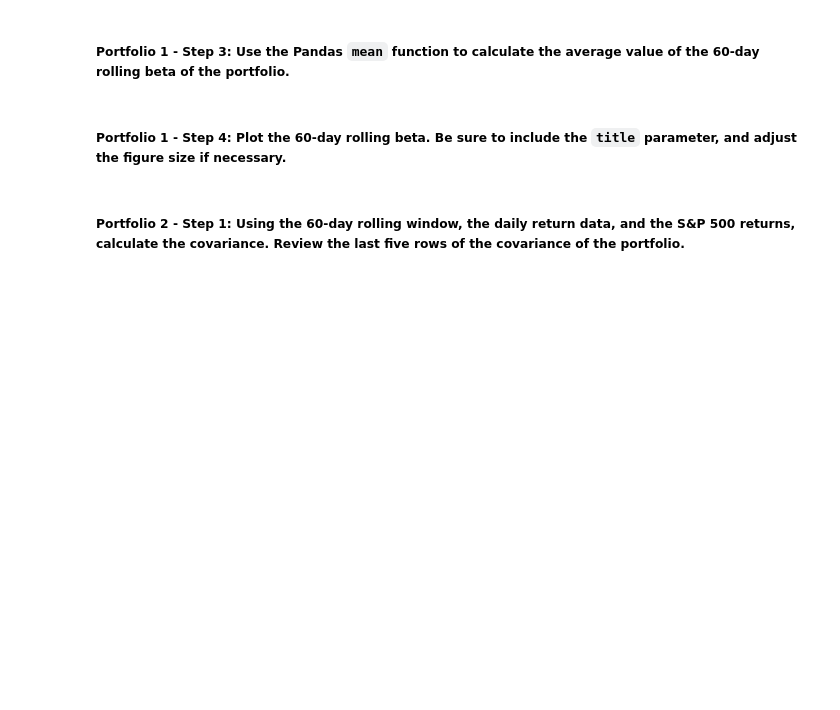
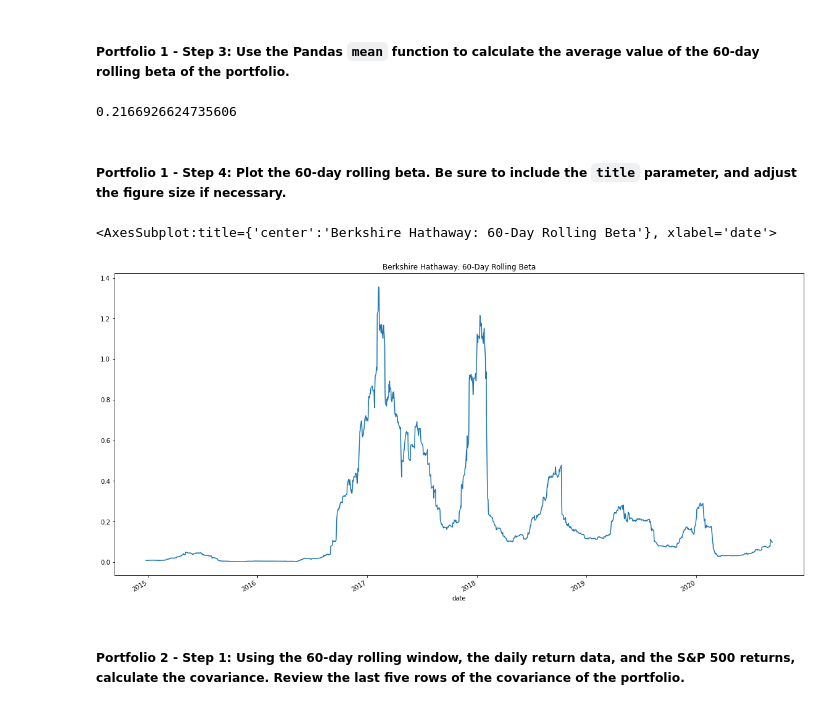
Before and after one commit to ScientiaCapital/Whale-Portfolio-Analysis, a Jupyter notebook: risk_return_analysis.ipynb, the cells around one changed output. Drawn from its saved outputs; the diff is of its cells as text; code cells hidden in the pictures; blank space fills up the shorter version.

```diff
--- a/risk_return_analysis.ipynb
+++ b/risk_return_analysis.ipynb
@@ -420,10 +420,10 @@ Your analysis is nearing completion. Now, you need to evaluate how the portfolio
 #### Use the Pandas `var` function to calculate the variance of the S&P 500 by using a 60-day rolling window. Visualize the last five rows of the variance of the S&P 500.
 # %%
 # Calculate the variance of the S&P 500 using a rolling 60-day window.
-variance_market_60 = whale_daily_returns['S&P 500'].rolling(window=60).var().dropna()
+variance_market_60day = whale_daily_returns['S&P 500'].rolling(window=60).var().dropna()
 
 # View the variance of the market
-variance_market_60
+variance_market_60day
 # %% [output]
 date
 2014-12-26    0.000078
@@ -453,10 +453,10 @@ Name: S&P 500, Length: 1438, dtype: float64
 # %%
 # Calculate the covariance using a 60-day rolling window
 # Review the last five rows of the covariance data
-covariance_berkshire_60 = whale_daily_returns['Berkshire Hathaway'].rolling(window=60).var().dropna()
+covariance_berkshire_60day = whale_daily_returns['Berkshire Hathaway'].rolling(window=60).var().dropna()
 
 # Review the last five rows of the covariance data
-covariance_berkshire_60.tail()
+covariance_berkshire_60day.tail()
 # %% [output]
 KeyError: 'Berkshire Hathaway'
 # %% [markdown]
@@ -464,4 +464,7 @@ KeyError: 'Berkshire Hathaway'
 # %%
 # Calculate the beta based on the 60-day rolling covariance compared to the market (S&P 500)
 # Review the last five rows of the beta information
-# YOUR CODE HERE
+berkshire_rolling_60day_beta = covariance_berkshire_60day / variance_market_60day
+
+# Review the last five rows of the beta information
+berkshire_rolling_60day_beta.tail()
@@ -469,13 +480,23 @@ KeyError: 'Berkshire Hathaway'
 ##### Portfolio 1 - Step 3: Use the Pandas `mean` function to calculate the average value of the 60-day rolling beta of the portfolio.
 # %%
 # Calculate the average of the 60-day rolling beta
-# YOUR CODE HERE
+berkshire_beta_60day_sma = berkshire_rolling_60day_beta.mean()
+
+berkshire_beta_60day_sma
+# %% [output]
+0.2166926624735606
 # %% [markdown]
 ##### Portfolio 1 - Step 4: Plot the 60-day rolling beta. Be sure to include the `title` parameter, and adjust the figure size if necessary.
 # %%
 # Plot the rolling beta
 # Include a title parameter and adjust the figure size
-# YOUR CODE HERE
+berkshire_rolling_60day_beta.plot(
+    figsize=(20, 10),
+    title='Berkshire Hathaway: 60-Day Rolling Beta'
+)
+# %% [output]
+<AxesSubplot:title={'center':'Berkshire Hathaway: 60-Day Rolling Beta'}, xlabel='date'>
+[figure, added]
 # %% [markdown]
 ##### Portfolio 2 - Step 1: Using the 60-day rolling window, the daily return data, and the S&P 500 returns, calculate the covariance. Review the last five rows of the covariance of the portfolio.
 # %%
```
Also changed, not shown: parts of 1 cell of this notebook.
